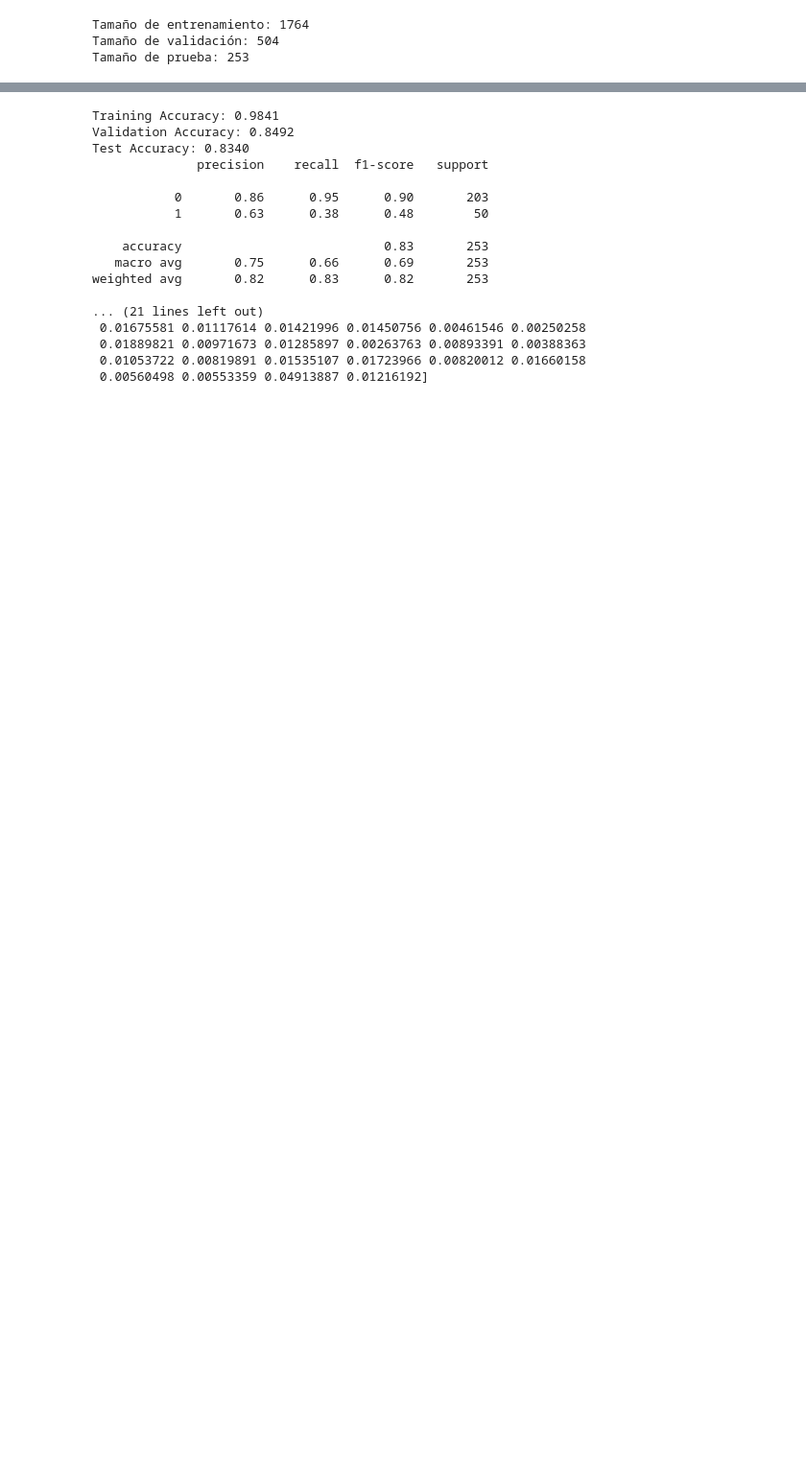
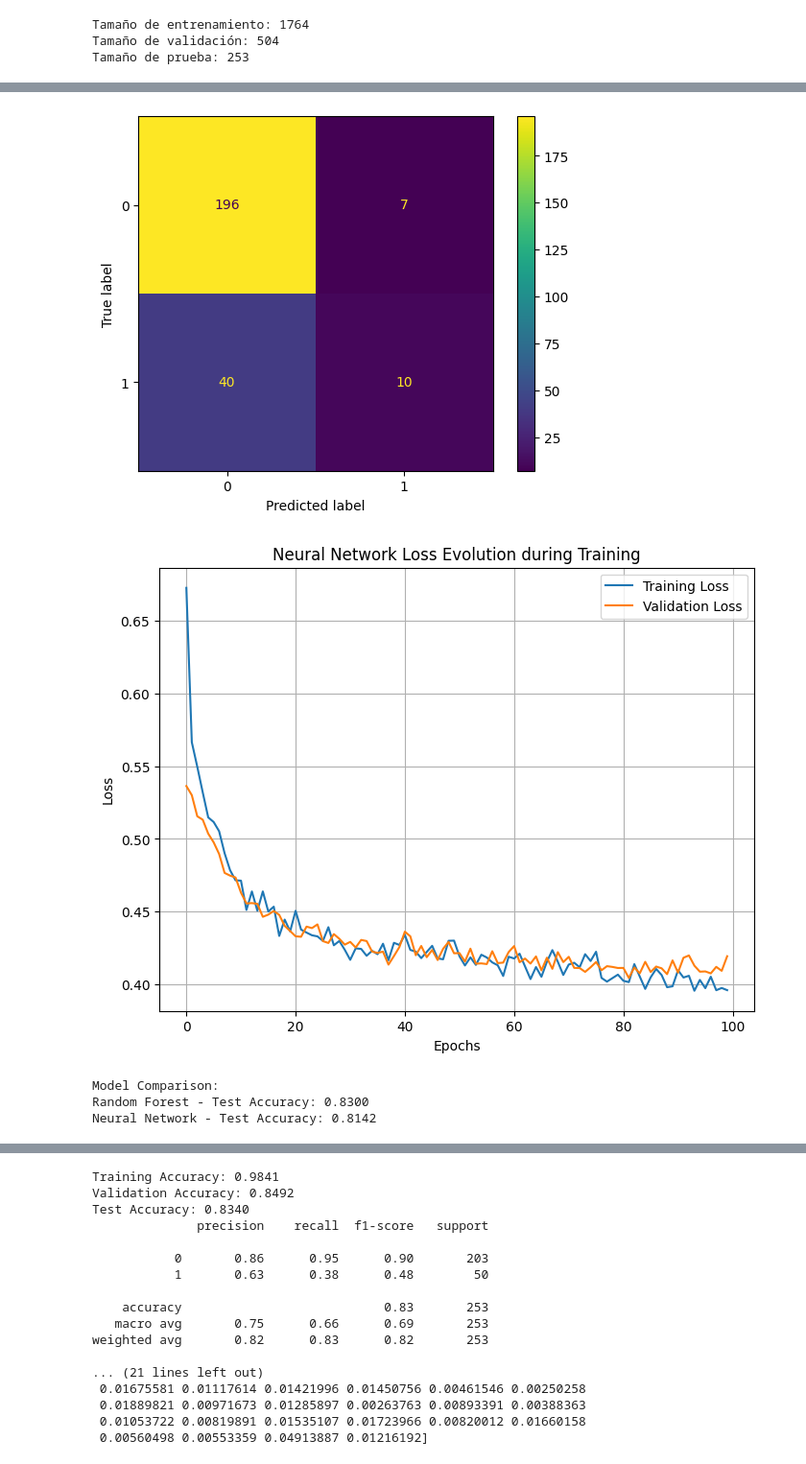
Before and after one commit to Gamaliel-Marines/ML-RandomForest-NueronalNetwork, a Jupyter notebook: RandomForrest_Gamaliel_Marines.ipynb, the cells around one changed output, grey strips where cells are left out. Shown at 96% size. Saved outputs shown, nothing was run; the diff lists cells and outputs as text; code cells hidden in the pictures; blank space fills up the shorter version.

```diff
--- a/RandomForrest_Gamaliel_Marines.ipynb
+++ b/RandomForrest_Gamaliel_Marines.ipynb
@@ -202,5 +214,5 @@ Tamaño de prueba: 253
 # %%
 # Definir el clasificador RandomForest
-rnd_clf = RandomForestClassifier(n_estimators=1000, max_depth=200, min_samples_split=2, max_leaf_nodes=200, n_jobs=-1, random_state=42)
+rnd_clf = RandomForestClassifier(n_estimators=500, max_depth=200, min_samples_split=2, max_leaf_nodes=200, n_jobs=-1, random_state=42)
 rnd_clf.fit(X_train, y_train)
 # %% [output]
@@ -208,0 +265,70 @@ RandomForestClassifier(max_depth=200, max_leaf_nodes=200, n_estimators=1000,
+# %%
+# Convert the target to categorical format (one-hot encoding)
+y_train_oh = to_categorical(y_train)
+y_val_oh = to_categorical(y_val)
+y_test_oh = to_categorical(y_test)
+
+# Define the neural network architecture with Dropout
+model = Sequential()
+model.add(Dense(64, input_dim=X_train.shape[1], activation='sigmoid'))  # Input layer with 64 neurons and sigmoid
+model.add(Dropout(0.5))  # Apply Dropout with a rate of 50%
+model.add(Dense(32, activation='sigmoid'))  # Hidden layer with 64 neurons and sigmoid
+model.add(Dropout(0.5))  # Apply Dropout with a rate of 50%
+model.add(Dense(2, activation='softmax'))  # Output layer with 2 neurons (for binary classification) and softmax
+
+# Compile the model
+model.compile(optimizer=Adam(learning_rate=0.001), loss='categorical_crossentropy', metrics=['accuracy'])
+
+# Train the model
+history = model.fit(X_train, y_train_oh, epochs=100, batch_size=32, validation_data=(X_val, y_val_oh))
+
+# Evaluate the model on test data
+test_loss, nn_test_accuracy = model.evaluate(X_test, y_test_oh)
+print(f"Neural Network Test Accuracy: {nn_test_accuracy:.4f}")
+
+# Compare performance metrics
+nn_y_pred_test = np.argmax(model.predict(X_test), axis=1)
+nn_y_pred_val = np.argmax(model.predict(X_val), axis=1)
+nn_y_pred_train = np.argmax(model.predict(X_train), axis=1)
+
+# Calculate accuracies for the neural network
+nn_train_accuracy = accuracy_score(y_train, nn_y_pred_train)
+nn_val_accuracy = accuracy_score(y_val, nn_y_pred_val)
+nn_test_accuracy = accuracy_score(y_test, nn_y_pred_test)
+
+# Print neural network results
+print(f"Neural Network Training Accuracy: {nn_train_accuracy:.4f}")
+print(f"Neural Network Validation Accuracy: {nn_val_accuracy:.4f}")
+print(f"Neural Network Test Accuracy: {nn_test_accuracy:.4f}")
+
+print("Classification Report - Neural Network (Training Set):")
+print(classification_report(y_train, nn_y_pred_train))
+
+print("Classification Report - Neural Network (Validation Set):")
+print(classification_report(y_val, nn_y_pred_val))
+
+print("Classification Report - Neural Network (Test Set):")
+print(classification_report(y_test, nn_y_pred_test))
+
+# Confusion matrix for the neural network
+nn_cm = confusion_matrix(y_test, nn_y_pred_test)
+nn_disp = ConfusionMatrixDisplay(confusion_matrix=nn_cm, display_labels=[0, 1])
+nn_disp.plot()
+plt.show()
+
+# Plotting the neural network loss evolution
+plt.figure(figsize=(8, 6))
+plt.plot(history.history['loss'], label='Training Loss')
+plt.plot(history.history['val_loss'], label='Validation Loss')
+plt.title('Neural Network Loss Evolution during Training')
+plt.xlabel('Epochs')
+plt.ylabel('Loss')
+plt.legend()
+plt.grid(True)
+plt.show()
+
+# Compare Random Forest and Neural Network results
+print("\nModel Comparison:")
+print(f"Random Forest - Test Accuracy: {test_accuracy:.4f}")
+print(f"Neural Network - Test Accuracy: {nn_test_accuracy:.4f}")
+# %% [output]
@@ -208,0 +352,5 @@ RandomForestClassifier(max_depth=200, max_leaf_nodes=200, n_estimators=1000,
+[figure, added]
+[figure, added]
+Model Comparison:
+Random Forest - Test Accuracy: 0.8300
+Neural Network - Test Accuracy: 0.8142
```
Also changed, not shown: parts of 10 cells of this notebook.
